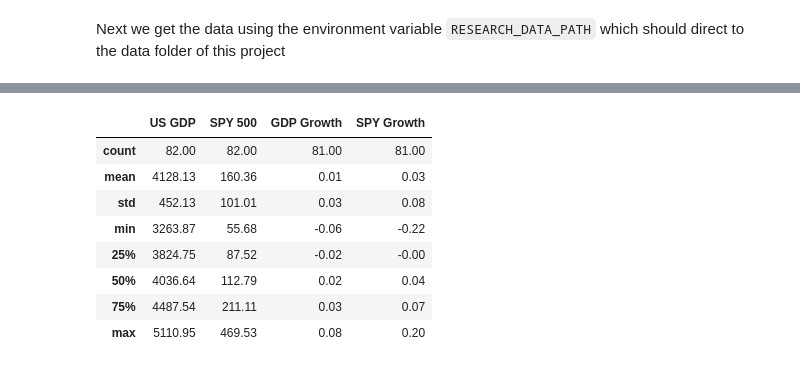
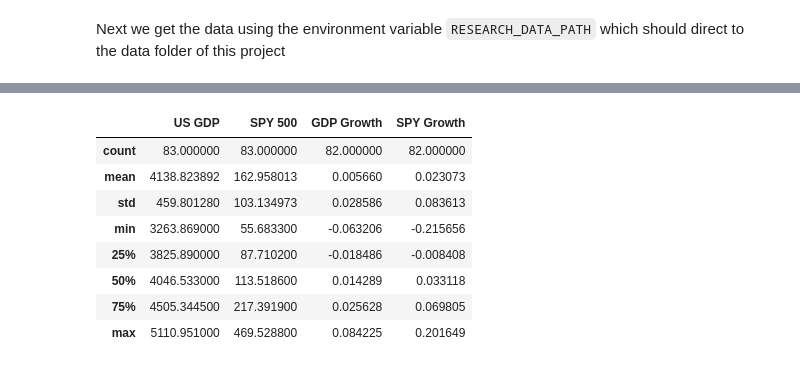
Before and after one commit to tillfurger/stock_vs_gdp, a Jupyter notebook: notebooks/data_analysis.ipynb, the cells around one changed output, grey strips where cells are left out. Saved outputs shown, nothing was run; the diff lists cells and outputs as text; code cells hidden in the pictures.

```diff
--- a/notebooks/data_analysis.ipynb
+++ b/notebooks/data_analysis.ipynb
@@ -48,22 +65,23 @@ data
 # %%
 # Write a latex label with summary statistics
 
 data_info = data.describe()
 data_info.columns = ['US GDP','SPY 500', 'GDP Growth', 'SPY Growth']
-data_info=data_info.round(decimals=2)
+
 with open('../reports/tables/summary_statistics.tex','w') as tf:
-    tf.write(data_info.to_latex().replace('%', '\%'))
+    tf.write(data_info.style.to_latex().replace('%', '\%'))
+
 data_info
 # %% [output]
 |  | US GDP | SPY 500 | GDP Growth | SPY Growth |
-| count | 82.00 | 82.00 | 81.00 | 81.00 |
-| mean | 4128.13 | 160.36 | 0.01 | 0.03 |
-| std | 452.13 | 101.01 | 0.03 | 0.08 |
-| min | 3263.87 | 55.68 | -0.06 | -0.22 |
-| 25% | 3824.75 | 87.52 | -0.02 | -0.00 |
-| 50% | 4036.64 | 112.79 | 0.02 | 0.04 |
-| 75% | 4487.54 | 211.11 | 0.03 | 0.07 |
-| max | 5110.95 | 469.53 | 0.08 | 0.20 |
+| count | 83.000000 | 83.000000 | 82.000000 | 82.000000 |
+| mean | 4138.823892 | 162.958013 | 0.005660 | 0.023073 |
+| std | 459.801280 | 103.134973 | 0.028586 | 0.083613 |
+| min | 3263.869000 | 55.683300 | -0.063206 | -0.215656 |
+| 25% | 3825.890000 | 87.710200 | -0.018486 | -0.008408 |
+| 50% | 4046.533000 | 113.518600 | 0.014289 | 0.033118 |
+| 75% | 4505.344500 | 217.391900 | 0.025628 | 0.069805 |
+| max | 5110.951000 | 469.528800 | 0.084225 | 0.201649 |
 # %%
 # What is the correlation between the two variables
 
```
Also changed, not shown: parts of 44 cells of this notebook, 4 other files.
